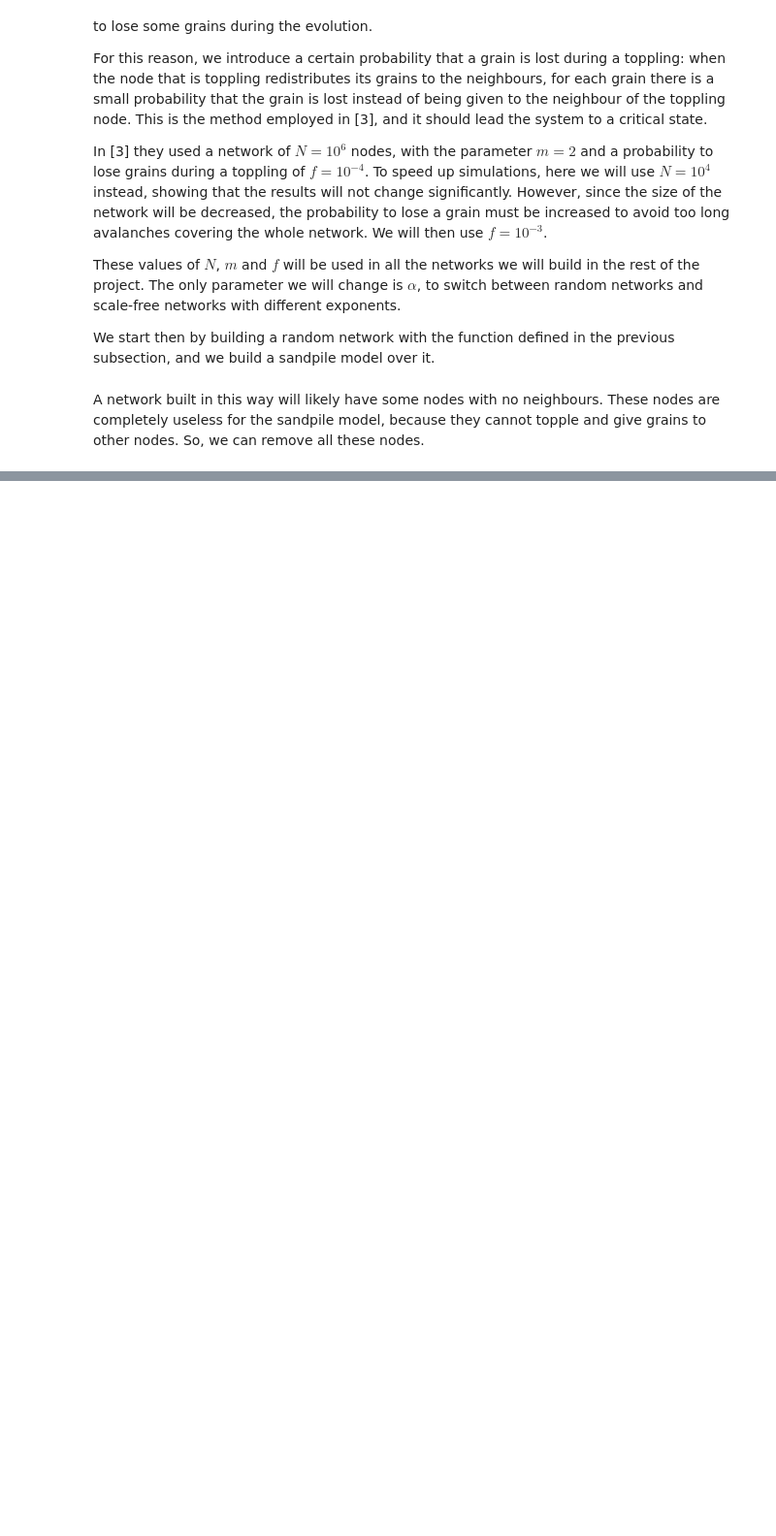
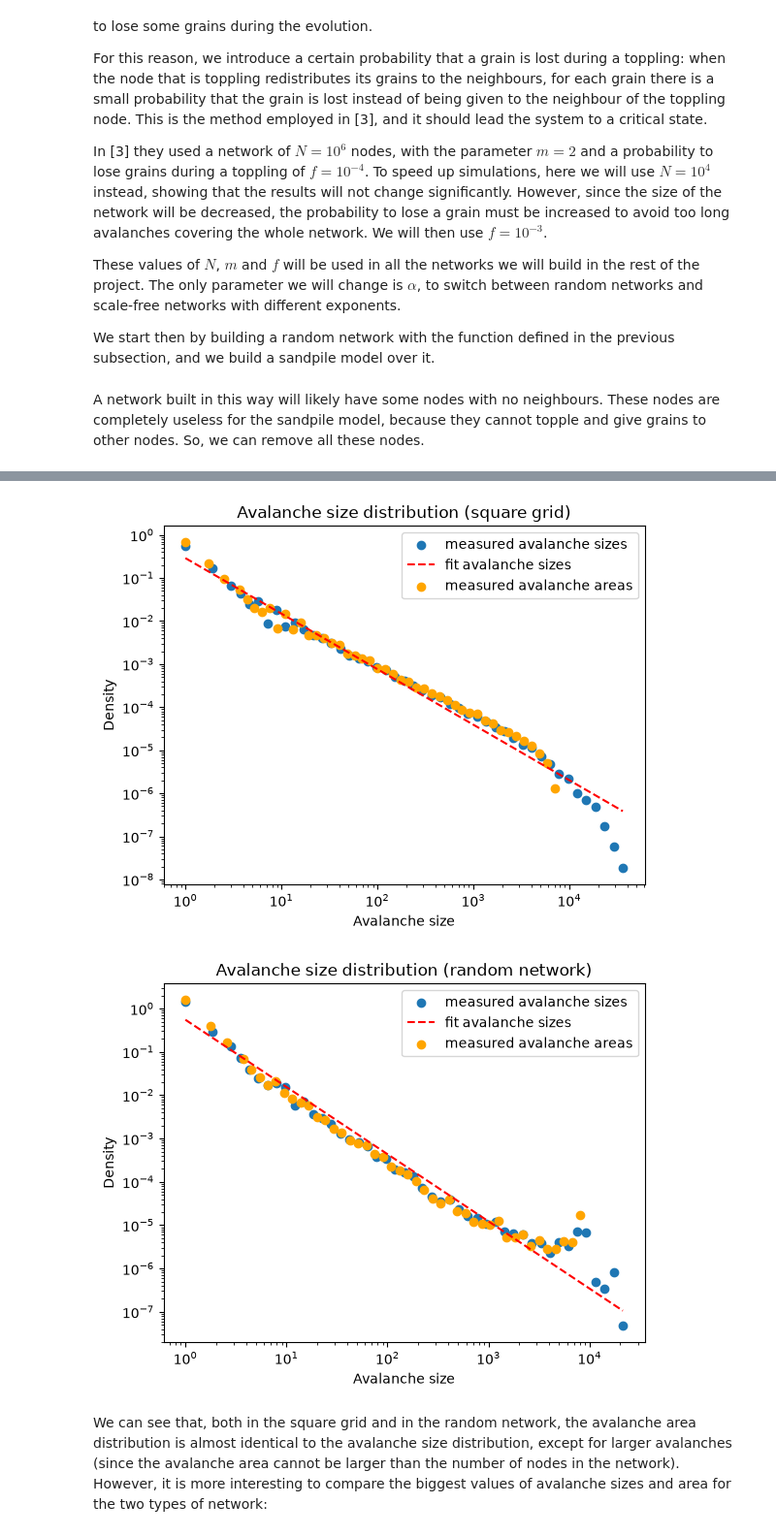
Before and after one commit to riccardo03-maker/SOC_on_networks, a Jupyter notebook: project_notebook.ipynb, the cells around one changed output, grey strips where cells are left out. Shown at 97% size. Cells and saved outputs as stored; diff of their text form; code cells hidden in the pictures; blank space fills up the shorter version.

```diff
--- a/project_notebook.ipynb
+++ b/project_notebook.ipynb
@@ -180,0 +191,10 @@ We now turn to sandpile model on scale-free networks. In [3] the authors found t
+# %%
+figure_original = SandNet.plot_avalanche_area(original_model, figure = figure_original, color="orange",
+                                              label = "measured avalanche areas")
+figure_random = SandNet.plot_avalanche_area(random_model, figure = figure_random, color="orange",
+                                              label = "measured avalanche areas")
+# %% [output]
+[figure, added]
+[figure, added]
+# %% [markdown]
+We can see that, both in the square grid and in the random network, the avalanche area distribution is almost identical to the avalanche size distribution, except for larger avalanches (since the avalanche area cannot be larger than the number of nodes in the network). However, it is more interesting to compare the biggest values of avalanche sizes and area for the two types of network:
```
Also changed, not shown: parts of 22 cells of this notebook.
